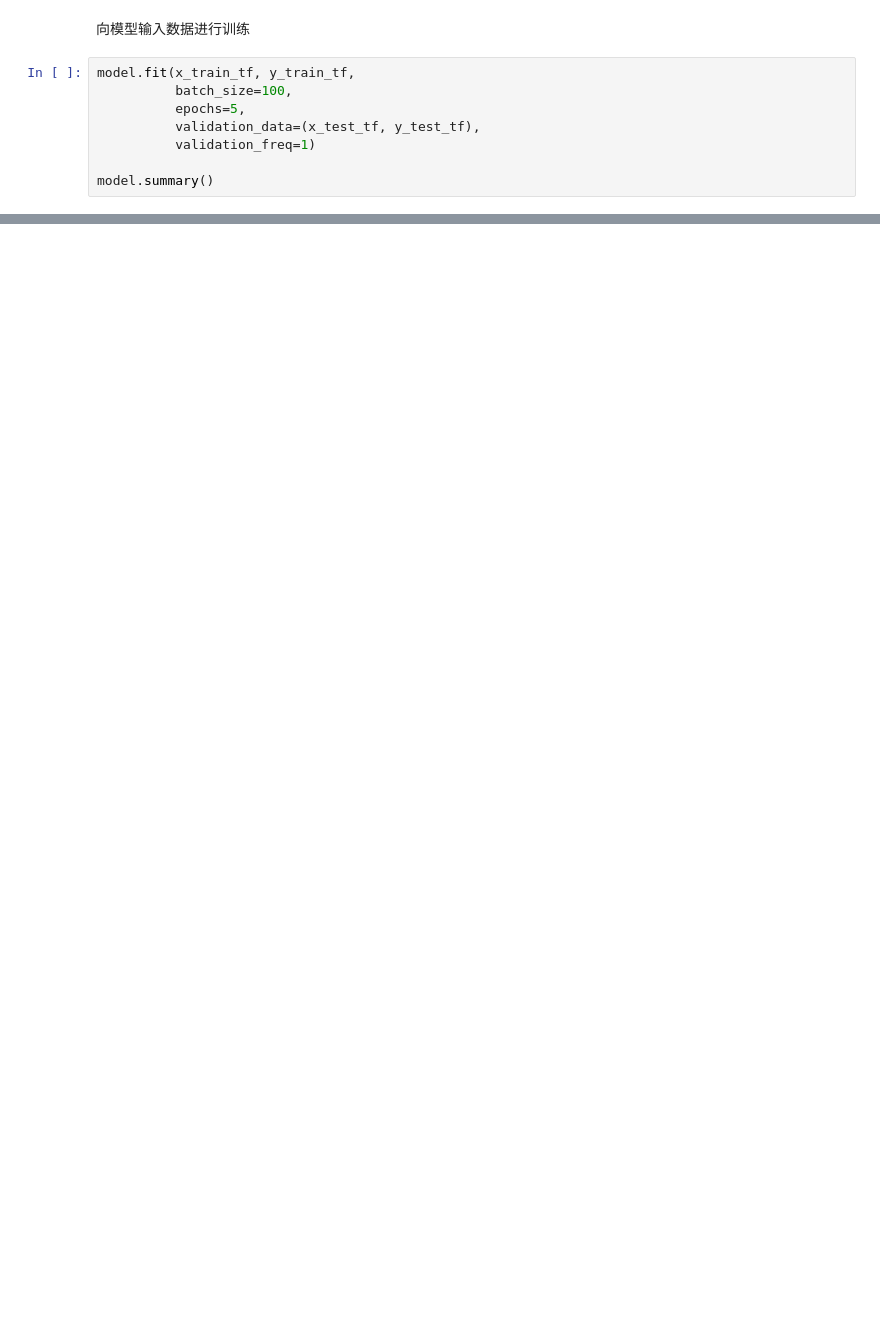
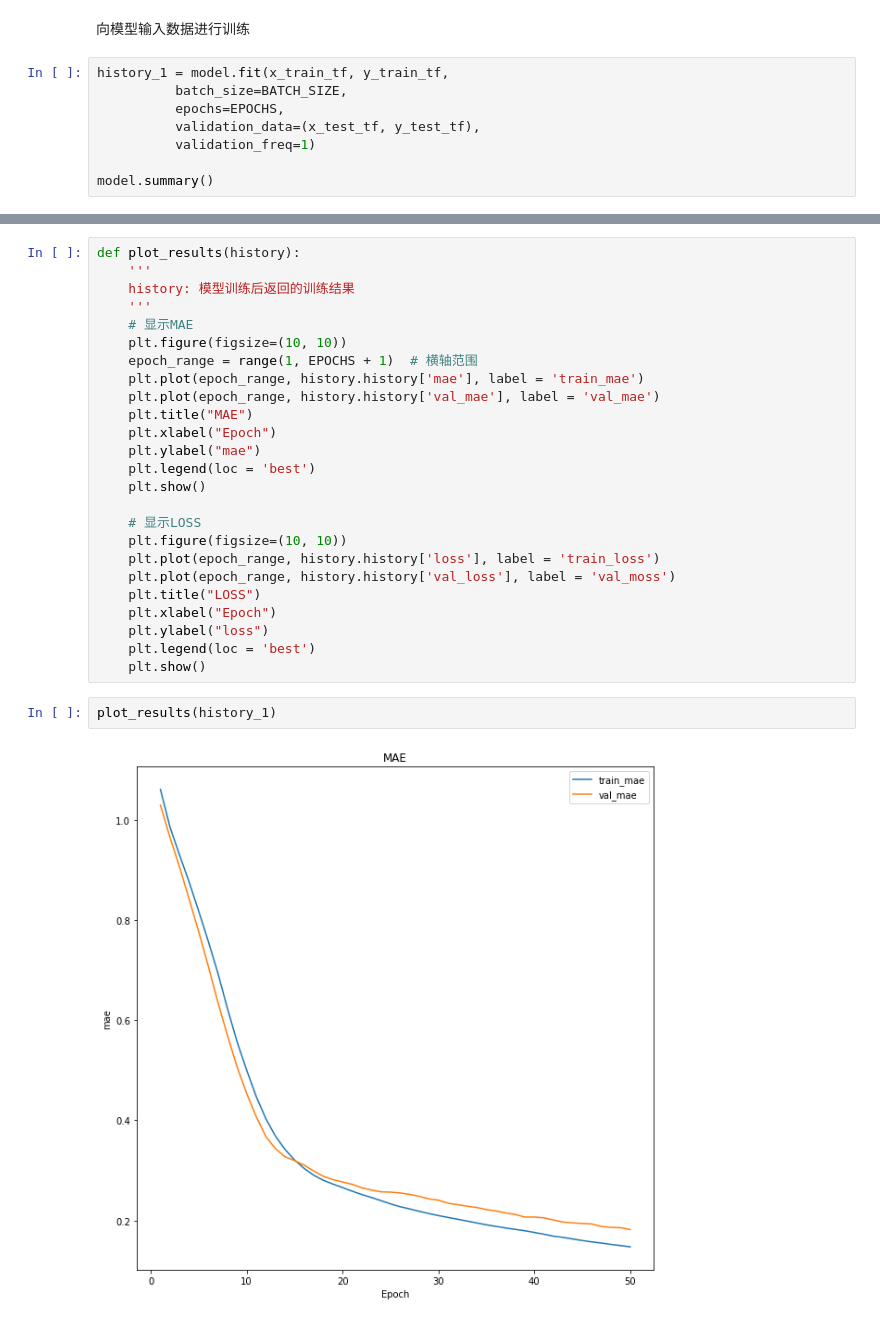
Before and after one commit to LonelyFantasy/MachineLearning, a Jupyter notebook: GUET/experiment/SY_dataset/实验2/experience_2.ipynb, the cells around one changed output, grey strips where cells are left out. Saved outputs shown, nothing was run; the diff lists cells and outputs as text; blank space fills up the shorter version.

```diff
--- a/GUET/experiment/SY_dataset/实验2/experience_2.ipynb
+++ b/GUET/experiment/SY_dataset/实验2/experience_2.ipynb
@@ -161,9 +183,9 @@ model.compile(
 # %% [markdown]
 向模型输入数据进行训练
 # %%
-model.fit(x_train_tf, y_train_tf,
-          batch_size=100,
-          epochs=5,
+history_1 = model.fit(x_train_tf, y_train_tf,
+          batch_size=BATCH_SIZE,
+          epochs=EPOCHS,
           validation_data=(x_test_tf, y_test_tf),
           validation_freq=1)
 
@@ -188,0 +213,29 @@ _________________________________________________________________
+# %%
+def plot_results(history):
+    '''
+    history: 模型训练后返回的训练结果
+    '''
+    # 显示MAE
+    plt.figure(figsize=(10, 10))
+    epoch_range = range(1, EPOCHS + 1)  # 横轴范围
+    plt.plot(epoch_range, history.history['mae'], label = 'train_mae')
+    plt.plot(epoch_range, history.history['val_mae'], label = 'val_mae')
+    plt.title("MAE")
+    plt.xlabel("Epoch")
+    plt.ylabel("mae")
+    plt.legend(loc = 'best')
+    plt.show()
+
+    # 显示LOSS
+    plt.figure(figsize=(10, 10))
+    plt.plot(epoch_range, history.history['loss'], label = 'train_loss')
+    plt.plot(epoch_range, history.history['val_loss'], label = 'val_moss')
+    plt.title("LOSS")
+    plt.xlabel("Epoch")
+    plt.ylabel("loss")
+    plt.legend(loc = 'best')
+    plt.show()
+# %%
+plot_results(history_1)
+# %% [output]
+[figure, added]
```
Also changed, not shown: parts of 14 cells of this notebook.
